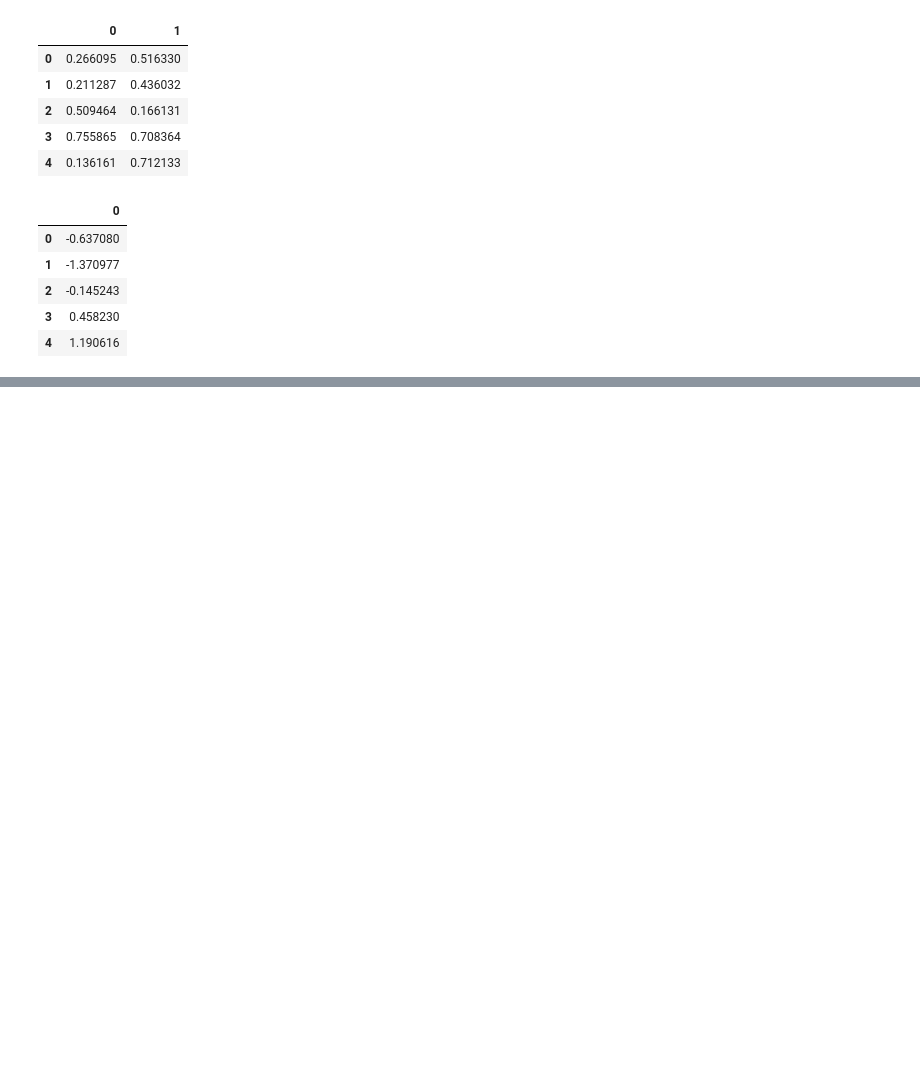
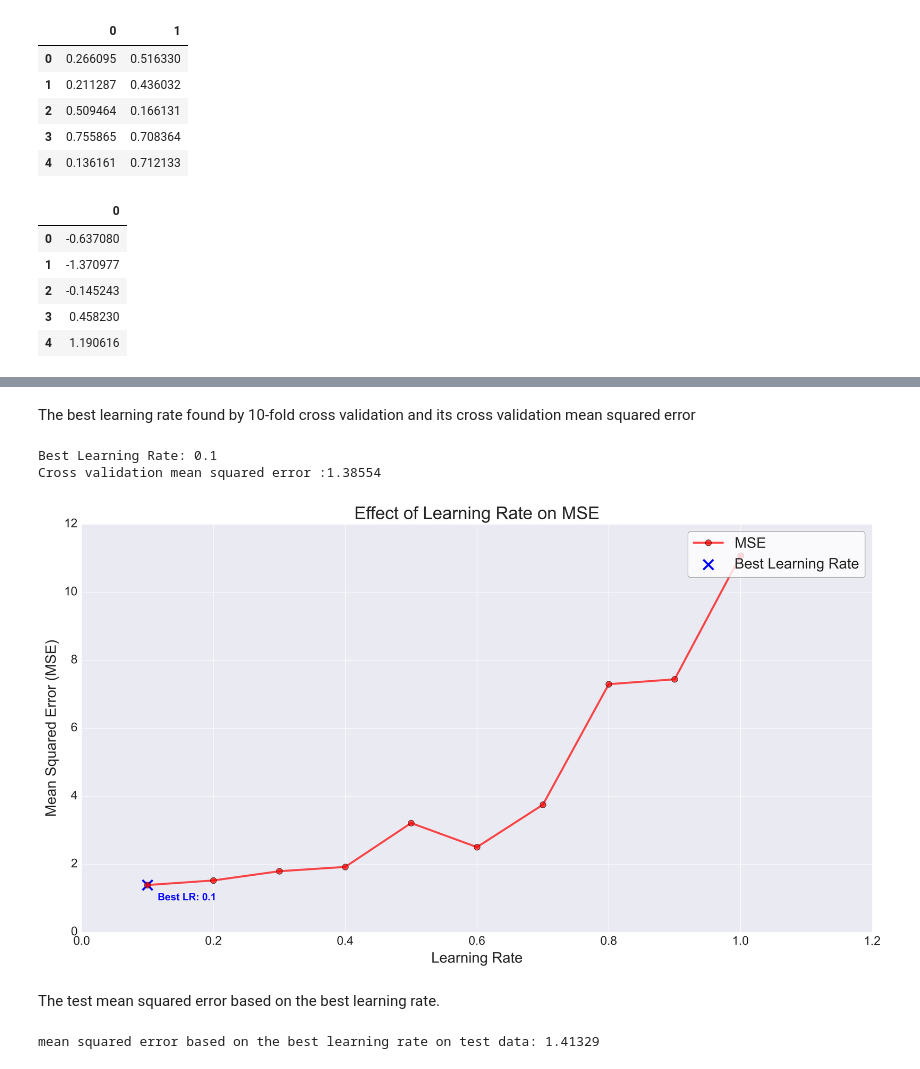
Before and after one commit to jayd719/ubiquitous-couscous, a Jupyter notebook: Assignment2/A2_T3.ipynb, the cells around one changed output, grey strips where cells are left out. Cells and saved outputs as stored; diff of their text form; code cells hidden in the pictures; blank space fills up the shorter version.

```diff
--- a/Assignment2/A2_T3.ipynb
+++ b/Assignment2/A2_T3.ipynb
@@ -93,14 +99,11 @@ y_test Shape: (100,)
 # %%
-alpha = LEARNING_RATE_RANGE[0]
+lr = LEARNING_RATE_RANGE[0]+INCREMENT_VALUE
 results ={}
-while alpha<= LEARNING_RATE_RANGE[1]:
-    model = sk.linear_model.SGDRegressor(alpha=alpha)
-    scores = -cross_val_score(
-        model, X_train, y_train, cv=KFOLD, scoring="neg_mean_squared_error"
+while lr<= LEARNING_RATE_RANGE[1]:
+    model = sk.linear_model.SGDRegressor(
+        eta0 = lr, learning_rate="constant", max_iter=1000, loss="squared_error"
     )
-
-    results.update({alpha:scores.mean()})
-    alpha+=INCREMENT_VALUE
-
-
-results
+    scores = -cross_val_score(model, X_train, y_train, cv=KFOLD, scoring="neg_mean_squared_error")
+    results.update({lr:scores.mean()})
+    del model
+    lr+=INCREMENT_VALUE
@@ -118,0 +127,34 @@ results
+# %% [markdown]
+The best learning rate found by 10-fold cross validation and its cross validation mean squared error
+# %%
+best_learning_rate = min(results)
+print(f"Best Learning Rate: {best_learning_rate}")
+print(f"Cross validation mean squared error :{results[best_learning_rate]:.5f}")
+# %% [output]
+Best Learning Rate: 0.1
+Cross validation mean squared error :1.38554
+# %%
+# Display results
+plt.figure(figsize=(14, 7),dpi=500)
+
+plt.plot(results.keys(),results.values(),marker="o",linestyle="-",color="r",label="MSE",linewidth=2,alpha=0.7)
+plt.scatter(best_learning_rate,results[best_learning_rate],marker="x",color="b",label="Best Learning Rate",s=100)
+
+plt.annotate(f"Best LR: {best_learning_rate:.1f}",(best_learning_rate, results[best_learning_rate]),textcoords="offset points",
+    xytext=(10, -15),
+    ha="left",
+    fontsize=10,
+    color="blue",
+    fontweight="bold",
+)
+
+plt.xlabel("Learning Rate")
+plt.ylabel("Mean Squared Error (MSE)")
+plt.title("Effect of Learning Rate on MSE")
+plt.legend(frameon=True,fancybox=True,framealpha=0.8,edgecolor="gray",facecolor="white")
+plt.grid(True)
+plt.show()
+# %% [output]
+[figure, added]
+# %% [markdown]
+The test mean squared error based on the best learning rate.
@@ -118,0 +166,5 @@ results
+# %%
+mse_on_test_data = sk.metrics.mean_squared_error(y_test,y_pred)
+print(f"mean squared error based on the best learning rate on test data: {mse_on_test_data:.5f}")
+# %% [output]
+mean squared error based on the best learning rate on test data: 1.41329
```
Also changed, not shown: parts of 10 cells of this notebook, 1 other file.
